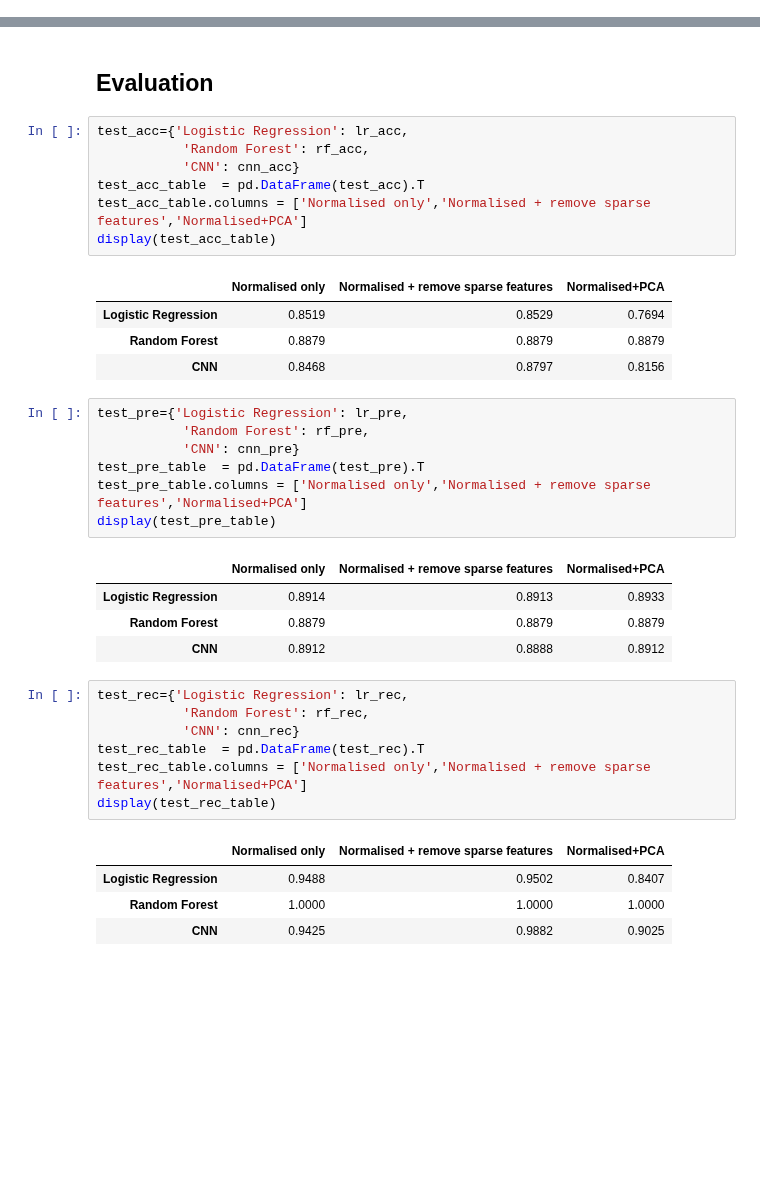
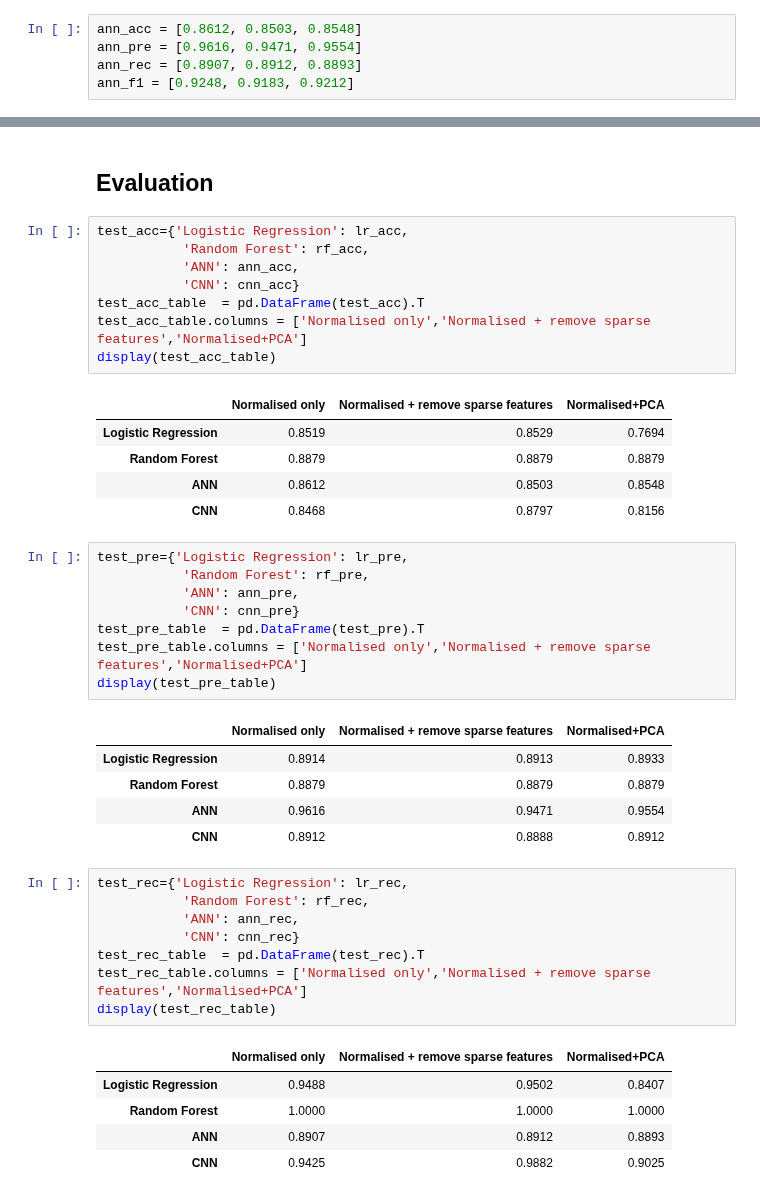
Before and after one commit to Rab6it/COMP5703_code, a Jupyter notebook: project.ipynb, the cells around one changed output, grey strips where cells are left out. Saved outputs shown, nothing was run; the diff lists cells and outputs as text; blank space fills up the shorter version.

```diff
--- a/project.ipynb
+++ b/project.ipynb
@@ -1171,3 +1188,8 @@ all done at 10.33 seconds
+# %%
+ann_acc = [0.8612, 0.8503, 0.8548]
+ann_pre = [0.9616, 0.9471, 0.9554]
+ann_rec = [0.8907, 0.8912, 0.8893]
+ann_f1 = [0.9248, 0.9183, 0.9212]
 # %% [markdown]
 ###  GradientBoostingClassifier
 # %%
@@ -1318,18 +1340,21 @@ cnn_f1 = [0.9161, 0.9359, 0.8968]
 # %%
 test_acc={'Logistic Regression': lr_acc,
            'Random Forest': rf_acc,
+           'ANN': ann_acc,
            'CNN': cnn_acc}
 test_acc_table  = pd.DataFrame(test_acc).T
 test_acc_table.columns = ['Normalised only','Normalised + remove sparse features','Normalised+PCA']
 display(test_acc_table)
 # %% [output]
 |  | Normalised only | Normalised + remove sparse features | Normalised+PCA |
 | Logistic Regression | 0.8519 | 0.8529 | 0.7694 |
 | Random Forest | 0.8879 | 0.8879 | 0.8879 |
+| ANN | 0.8612 | 0.8503 | 0.8548 |
 | CNN | 0.8468 | 0.8797 | 0.8156 |
 # %%
 test_pre={'Logistic Regression': lr_pre,
            'Random Forest': rf_pre,
+           'ANN': ann_pre,
            'CNN': cnn_pre}
 test_pre_table  = pd.DataFrame(test_pre).T
 test_pre_table.columns = ['Normalised only','Normalised + remove sparse features','Normalised+PCA']
@@ -1338,10 +1363,12 @@ display(test_pre_table)
 |  | Normalised only | Normalised + remove sparse features | Normalised+PCA |
 | Logistic Regression | 0.8914 | 0.8913 | 0.8933 |
 | Random Forest | 0.8879 | 0.8879 | 0.8879 |
+| ANN | 0.9616 | 0.9471 | 0.9554 |
 | CNN | 0.8912 | 0.8888 | 0.8912 |
 # %%
 test_rec={'Logistic Regression': lr_rec,
            'Random Forest': rf_rec,
+           'ANN': ann_rec,
            'CNN': cnn_rec}
 test_rec_table  = pd.DataFrame(test_rec).T
 test_rec_table.columns = ['Normalised only','Normalised + remove sparse features','Normalised+PCA']
@@ -1350,6 +1377,7 @@ display(test_rec_table)
 |  | Normalised only | Normalised + remove sparse features | Normalised+PCA |
 | Logistic Regression | 0.9488 | 0.9502 | 0.8407 |
 | Random Forest | 1.0000 | 1.0000 | 1.0000 |
+| ANN | 0.8907 | 0.8912 | 0.8893 |
 | CNN | 0.9425 | 0.9882 | 0.9025 |
 # %%
 test_f1={'Logistic Regression': lr_f1,
```
Also changed, not shown: parts of 5 cells of this notebook.
